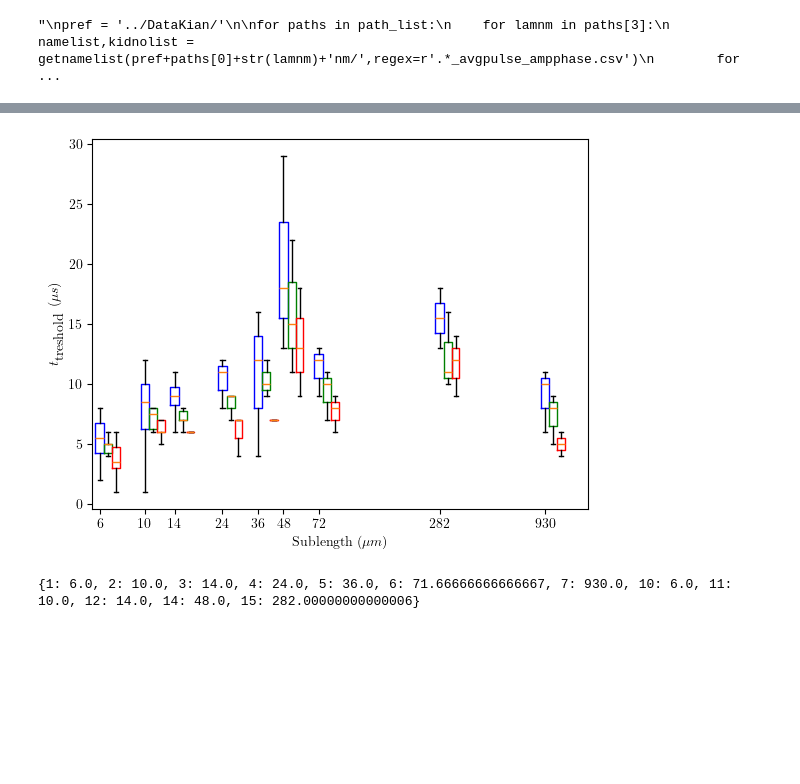
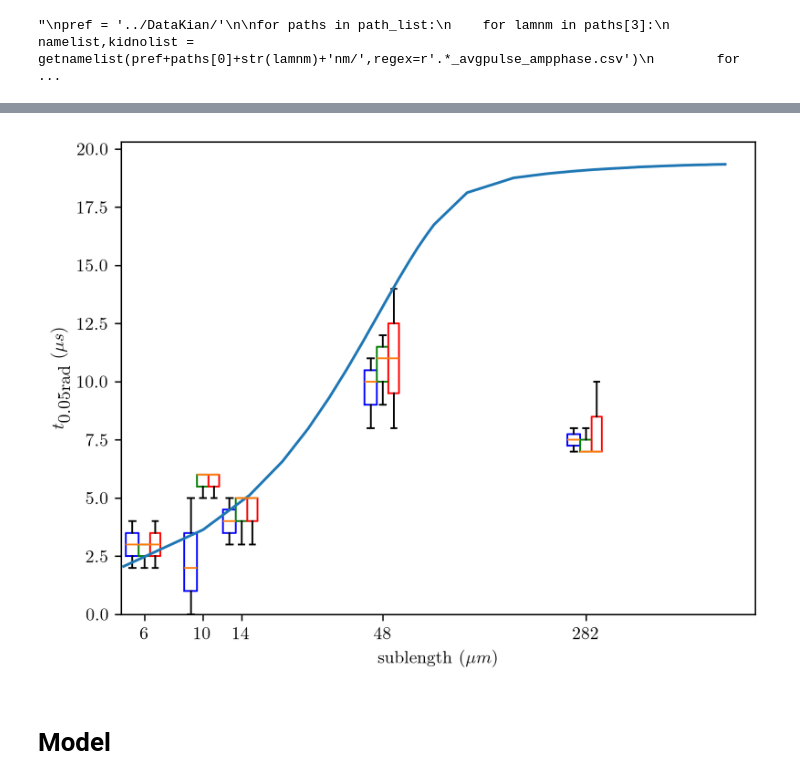
Before and after one commit to 10483/MTP, a Jupyter notebook: Analysis sublengths.ipynb, the cells around one changed output, grey strips where cells are left out. Cells and saved outputs as stored; diff of their text form; code cells hidden in the pictures; blank space fills up the shorter version.

Commit message:
Made figures

```diff
--- a/Analysis sublengths.ipynb
+++ b/Analysis sublengths.ipynb
@@ -10,7 +10,7 @@ from scipy.optimize import curve_fit
 plt.rcParams.update({
     "text.usetex": True,
     "font.family": "Computer Modern",
-    "figure.dpi": 100,
+    "figure.dpi": 300,
 })
 # %%
 sublengths = {
@@ -93,15 +93,17 @@ for paths in path_list:
             startind = paths[-1]*Data.samplefreq_in_MHz
             taxis = np.arange(0,len(Data.phase[startind:]))*Data.samplefreq_in_MHz
 
+            Data.phase = Data.phase*lamnm/986
+
             popt, pcov = curve_fit(thomas_model,taxis,Data.phase[startind:],bounds=(0,np.inf),p0=[1,1,10])
             phasefit = thomas_model(taxis,popt[0],popt[1],popt[2])
 
-            plt.figure()
-            plt.plot(taxis,Data.phase[startind:])
-            plt.plot(taxis,phasefit)
-            plt.title(f'KID{Data.KIDno}_len{sublengths[kidno]}um_{lamnm}nm_{Data.temp_in_mK}mK_-{Data.readout_power}dBm_{Data.samplefreq_in_MHz}MHz')
-            plt.xlim(0,30)
-            plt.show()
+            #plt.figure()
+            #plt.plot(taxis,Data.phase[startind:])
+            #plt.plot(taxis,phasefit)
+            #plt.title(f'KID{Data.KIDno}_len{sublengths[kidno]}um_{lamnm}nm_{Data.temp_in_mK}mK_-{Data.readout_power}dBm_{Data.samplefreq_in_MHz}MHz')
+            #plt.xlim(0,30)
+            #plt.show()
 
             if kidno < 9:
                 Qval = 'high'
@@ -143,5 +163,5 @@ path:  ../DataKian/bTa_LT354chip3/S21/2D/KID15_92dBm_Tdep.csv
 # %%
-def create_bins(df,Nqp_tresh=1000,Q_select=False,lamnm=False):
+def create_bins(df,tresh,Q_select=False,lamnm=False):
 
     if Q_select:
         df = df[df['Q']==Q_select]
@@ -160,16 +180,12 @@ def create_bins(df,Nqp_tresh=1000,Q_select=False,lamnm=False):
 
         B = np.stack(df_len['popt'].values)[:,0]/np.stack(df_len['popt'].values)[:,1]
         list_B.append(B)
-        if lamnm==False:
-            phasetresh_list = Nqp_tresh * df_len['dtheta/dN'].values * 402 / df_len['wavelength (nm)'].values
-        else:
-            phasetresh_list = Nqp_tresh * df_len['dtheta/dN'].values
         t_axis_list = df_len['t_axis (us)'].values
         phase_list = df_len['phase (rad)'].values
         phasefit_list = df_len['phasefit (rad)'].values
         treshfitpacket = []
         treshdatapacket = []
-        for tresh,t_axis,phase,phasefit in zip(phasetresh_list,t_axis_list,phase_list,phasefit_list):
+        for t_axis,phase,phasefit in zip(t_axis_list,phase_list,phasefit_list):
             treshdatapacket.append(t_axis[np.argmax(phase<=tresh)])
             treshfitpacket.append(t_axis[np.argmax(phasefit<=tresh)])
         list_tresh_fit.append(treshfitpacket)
@@ -178,16 +194,15 @@ def create_bins(df,Nqp_tresh=1000,Q_select=False,lamnm=False):
     return np.array(lengths),list_B,list_tresh_data,list_tresh_fit
 
 
-def boxplotter(df, Q_select=False, wavelengths=[402,673,986],plot='fit'):
+def boxplotter(df, Nqp_tresh, Q_select=False, wavelengths=[402,673,986],plot='fit'):
     if wavelengths==False:
         wavelengths=[False]
 
     colors = ['blue','green','red']
 
-    plt.figure()
-    offset=1
+    offset=0.9
     for i,lamnm in enumerate(wavelengths):
-        lengths, B, datatresh, fittresh = create_bins(df,Q_select=Q_select,lamnm=lamnm)
+        lengths, B, datatresh, fittresh = create_bins(df,Nqp_tresh,Q_select=Q_select,lamnm=lamnm)
 
         props = dict(color=colors[i])
         if plot == 'fit':
@@ -205,5 +220,4 @@ def boxplotter(df, Q_select=False, wavelengths=[402,673,986],plot='fit'):
     plt.xticks(lengths, np.int16(np.round(lengths)))
     plt.minorticks_off()
     plt.ylabel(r'$t_\textrm{treshold}\ (\mu s)$')
-    plt.xlabel(r'Sublength ($\mu m$)')
-    plt.show()
+    plt.xlabel(r'sublength ($\mu m$)')
@@ -220,8 +224,12 @@ boxplotter(df,Q_select=False,wavelengths=False,plot='fit')
-# %%
-boxplotter(df,Q_select=False,plot='fit')
-# %% [output]
-[figure, removed]
-# %%
-print(sublengths)
-# %% [output]
-{1: 6.0, 2: 10.0, 3: 14.0, 4: 24.0, 5: 36.0, 6: 71.66666666666667, 7: 930.0, 10: 6.0, 11: 10.0, 12: 14.0, 14: 48.0, 15: 282.00000000000006}
+# %%
+tresh=0.05
+boxplotter(df,tresh,Q_select='low',plot='fit',wavelengths=[402,673,986])
+#plt.twinx()
+plotsimdata(simdata,lengthlist,tresh)
+plt.ylabel(r'$t_\textrm{0.05rad}\ (\mu s)$')
+plt.ylim(0)
+plt.show()
+# %% [output]
+[figure, added]
+# %% [markdown]
+# Model
```
Also changed, not shown: parts of 4 cells of this notebook, 11 other files.
